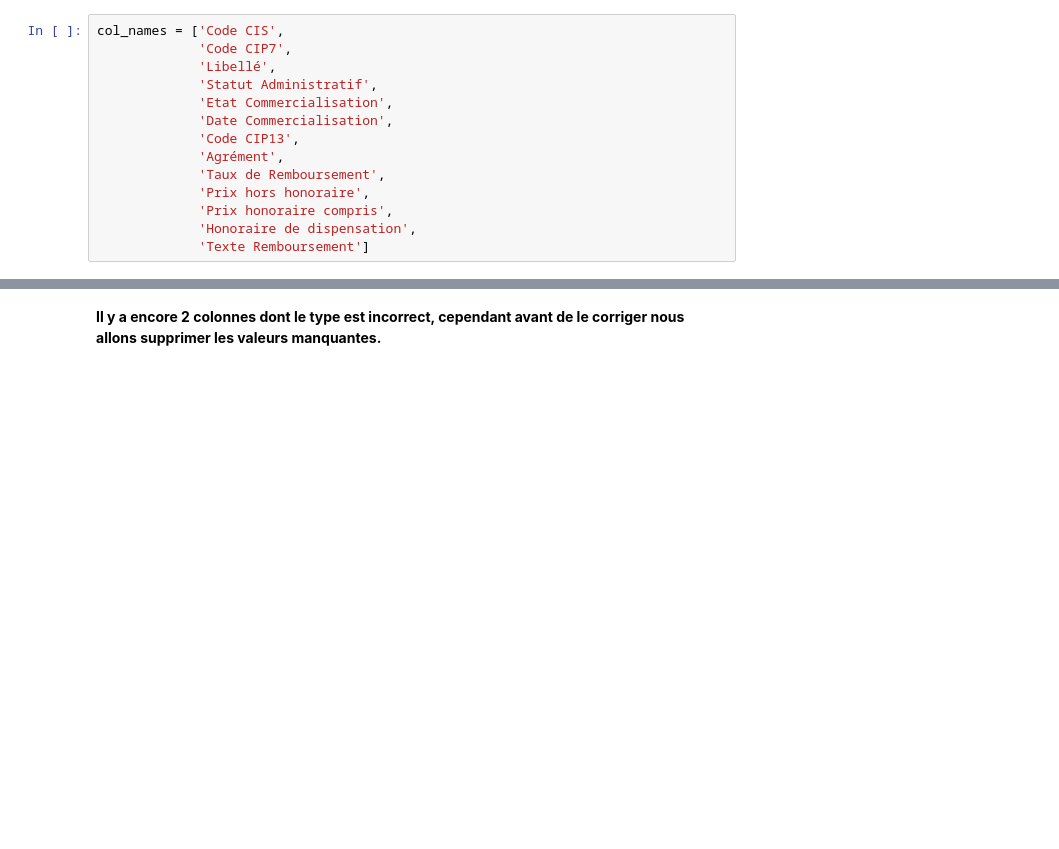
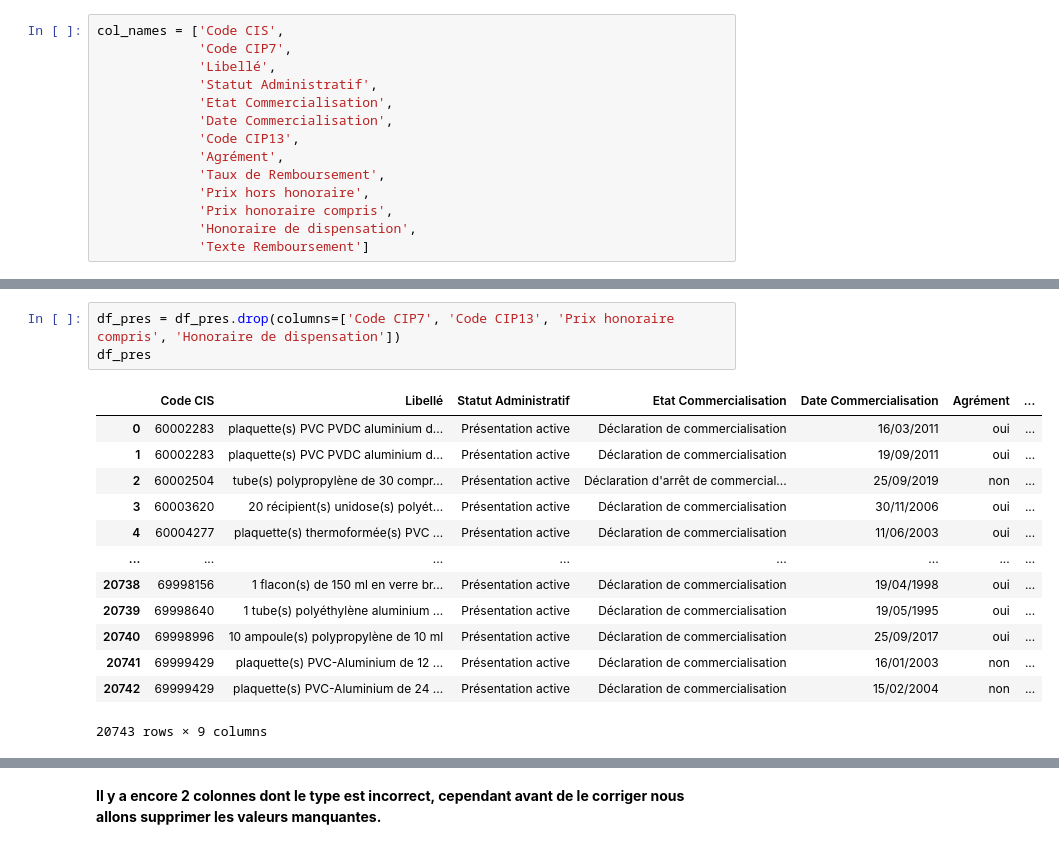
Before and after one commit to SowMobo/pandas_couverture_reseau, a Jupyter notebook: exercice.ipynb, the cells around one changed output, grey strips where cells are left out. Cells and saved outputs as stored; diff of their text form; blank space fills up the shorter version.

```diff
--- a/exercice.ipynb
+++ b/exercice.ipynb
@@ -397,5 +424,22 @@ col_names = ['Code CIS',
 # %% [markdown]
 <img src='./oc2.png' width=15px /> Supprimez les colonnes suivantes ['Code CIP7', 'Code CIP13', 'Prix honoraire compris', 'Honoraire de dispensation']. On décide de supprimer la partie honoraire de dispensation car elle ne concerne pas le fabricant, mais la distribution par la pharmacie. [source](https://sante-pratique-paris.fr/a-savoir/comprendre-les-honoraires-de-dispensation-des-pharmaciens/)
+# %%
+df_pres = df_pres.drop(columns=['Code CIP7', 'Code CIP13', 'Prix honoraire compris', 'Honoraire de dispensation'])
+df_pres
+# %% [output]
+|  | Code CIS | Libellé | Statut Administratif | Etat Commercialisation | Date Commercialisation | Agrément | ... |
+| 0 | 60002283 | plaquette(s) PVC PVDC aluminium d... | Présentation active | Déclaration de commercialisation | 16/03/2011 | oui | ... |
+| 1 | 60002283 | plaquette(s) PVC PVDC aluminium d... | Présentation active | Déclaration de commercialisation | 19/09/2011 | oui | ... |
+| 2 | 60002504 | tube(s) polypropylène de 30 compr... | Présentation active | Déclaration d'arrêt de commercial... | 25/09/2019 | non | ... |
+| 3 | 60003620 | 20 récipient(s) unidose(s) polyét... | Présentation active | Déclaration de commercialisation | 30/11/2006 | oui | ... |
+| 4 | 60004277 | plaquette(s) thermoformée(s) PVC ... | Présentation active | Déclaration de commercialisation | 11/06/2003 | oui | ... |
+| ... | ... | ... | ... | ... | ... | ... | ... |
+| 20738 | 69998156 | 1 flacon(s) de 150 ml en verre br... | Présentation active | Déclaration de commercialisation | 19/04/1998 | oui | ... |
+| 20739 | 69998640 | 1 tube(s) polyéthylène aluminium ... | Présentation active | Déclaration de commercialisation | 19/05/1995 | oui | ... |
+| 20740 | 69998996 | 10 ampoule(s) polypropylène de 10 ml | Présentation active | Déclaration de commercialisation | 25/09/2017 | oui | ... |
+| 20741 | 69999429 | plaquette(s) PVC-Aluminium de 12 ... | Présentation active | Déclaration de commercialisation | 16/01/2003 | non | ... |
+| 20742 | 69999429 | plaquette(s) PVC-Aluminium de 24 ... | Présentation active | Déclaration de commercialisation | 15/02/2004 | non | ... |
+20743 rows × 9 columns
 # %% [markdown]
 ### 2 - Le dataframe
 
```
Also changed, not shown: parts of 21 cells of this notebook, 4 other files.
